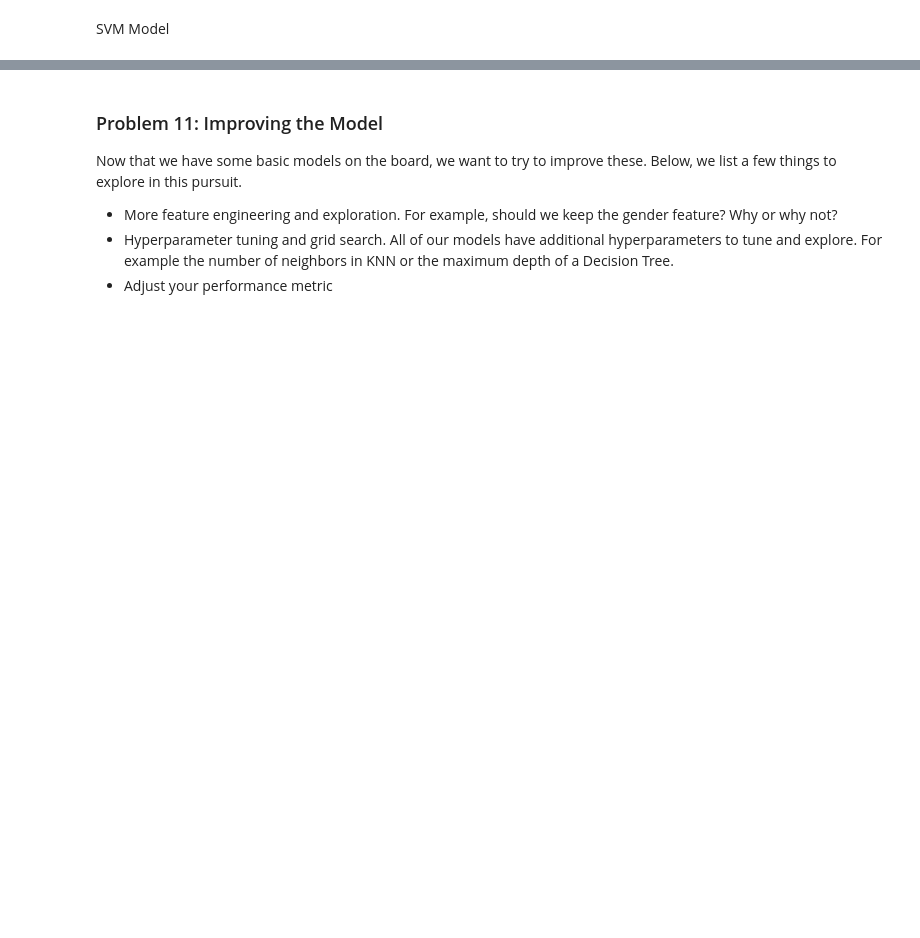
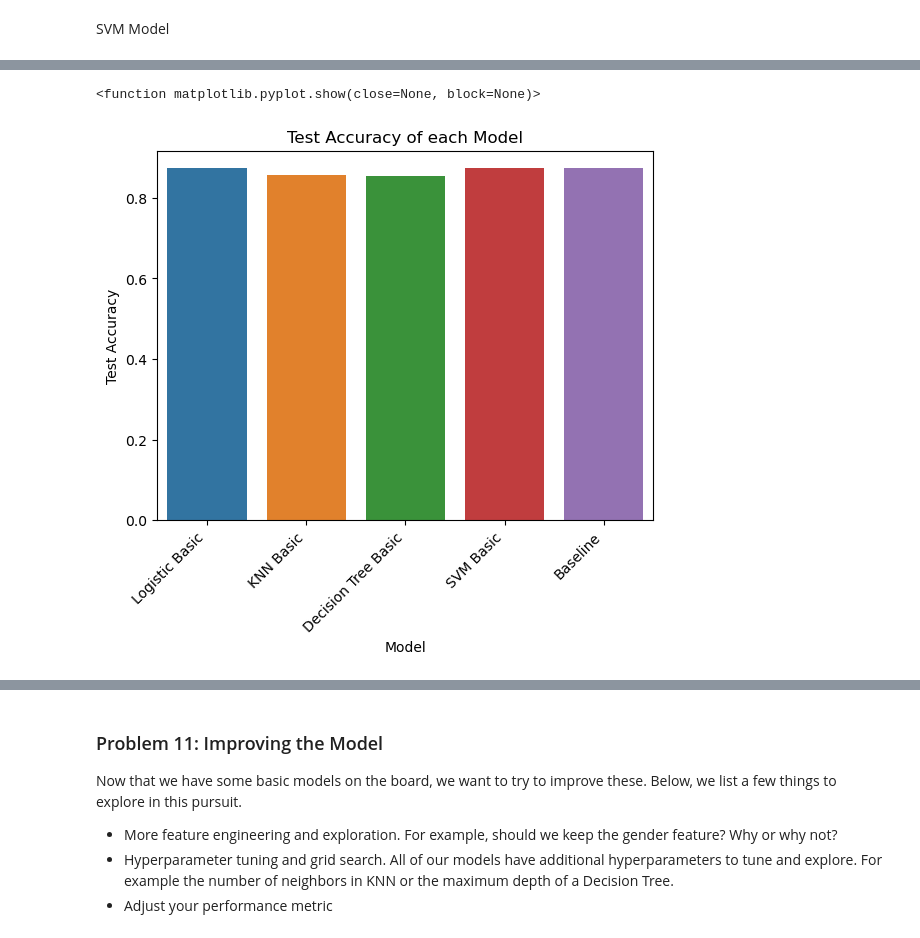
Before and after one commit to yellgrass/practical-17.1, a Jupyter notebook: prompt_III.ipynb, the cells around one changed output, grey strips where cells are left out. Drawn from its saved outputs; the diff is of its cells as text; code cells hidden in the pictures; blank space fills up the shorter version.

```diff
--- a/prompt_III.ipynb
+++ b/prompt_III.ipynb
@@ -384,0 +402,9 @@ Comparisondf.set_index('Model')
+# %%
+#Plot Test Accuracy of each model on a barplot. Does not appear to be a significant difference now.
+fig, ax = plt.subplots()
+plot = sns.barplot(data = Comparisondf,x = 'Model', y='Test Accuracy').set(title = 'Test Accuracy of each Model', xlabel = 'Model', ylabel = 'Test Accuracy')
+ax.set_xticklabels(ax.get_xticklabels(), rotation=45, horizontalalignment='right')
+plt.show
+# %% [output]
+<function matplotlib.pyplot.show(close=None, block=None)>
+[figure, added]
```
Also changed, not shown: parts of 79 cells of this notebook.
